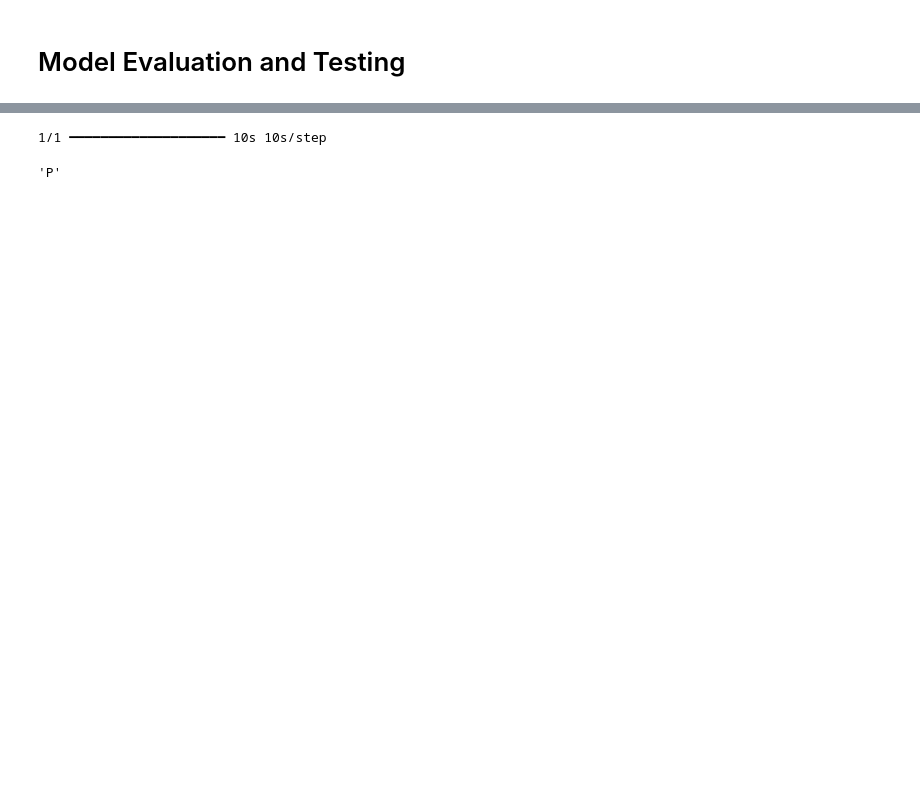
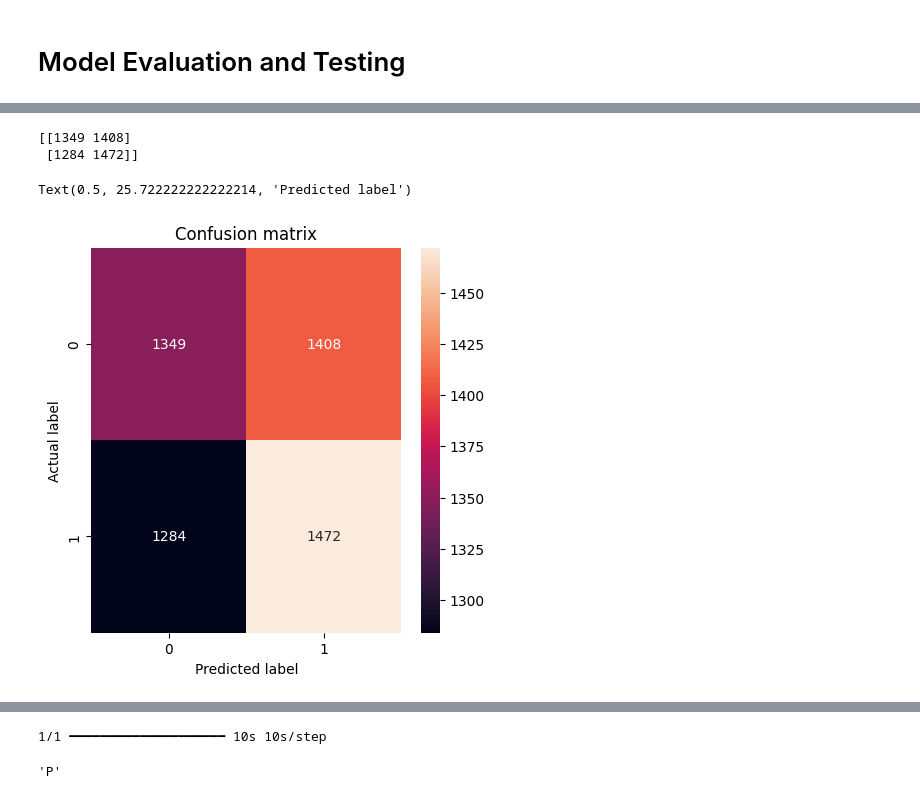
Before and after one commit to 7078-cj/Deep-Learning-Study, a Jupyter notebook: Malaria_Detection.ipynb, the cells around one changed output, grey strips where cells are left out. Saved outputs shown, nothing was run; the diff lists cells and outputs as text; code cells hidden in the pictures; blank space fills up the shorter version.

```diff
--- a/Malaria_Detection.ipynb
+++ b/Malaria_Detection.ipynb
@@ -218,0 +595,16 @@ lenet_model.evaluate(test_dataset)
+# %%
+threshold = 0.5
+
+cm = confusion_matrix(labels, p > threshold)
+print(cm)
+
+plt.figure(figsize=(5, 5))
+sns.heatmap(cm, annot=True, fmt="d")
+plt.title("Confusion matrix")
+plt.ylabel("Actual label")
+plt.xlabel("Predicted label")
+# %% [output]
+[[1349 1408]
+ [1284 1472]]
+Text(0.5, 25.722222222222214, 'Predicted label')
+[figure, added]
```
Also changed, not shown: parts of 37 cells of this notebook.
